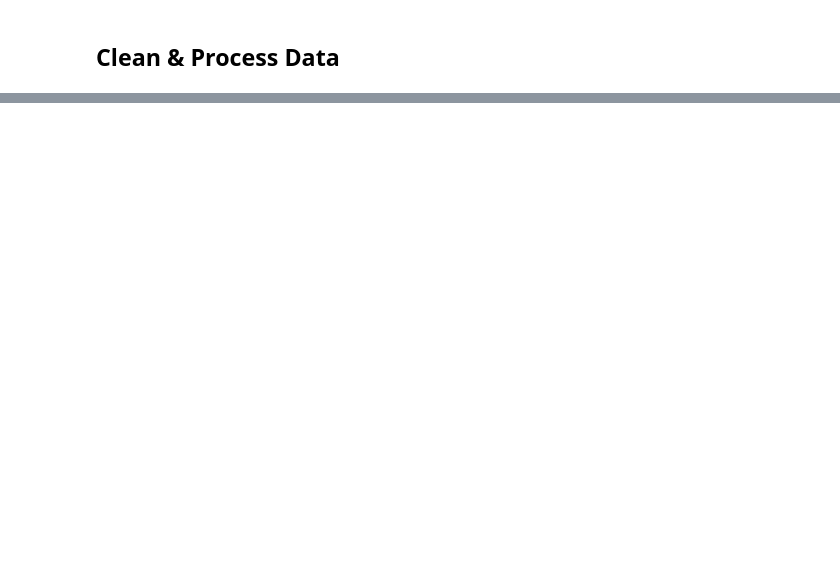
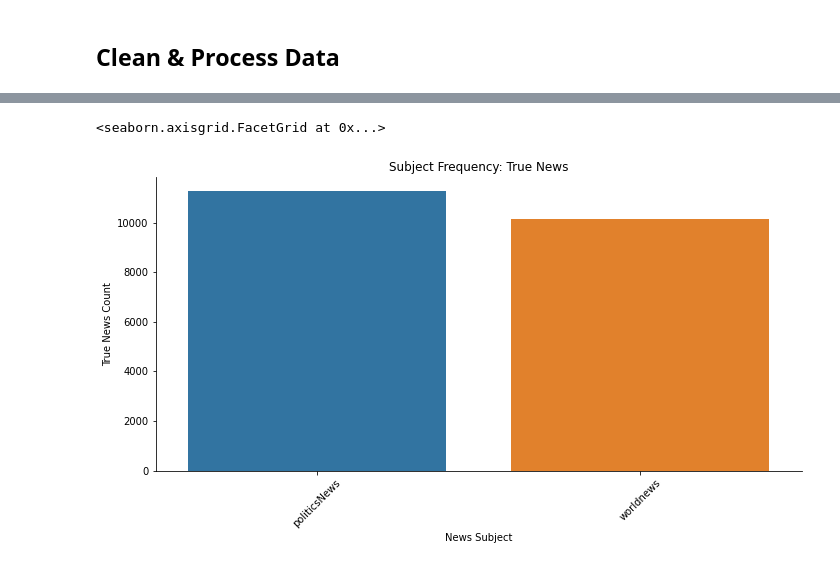
Before and after one commit to akikoiwamizu/w207-project, a Jupyter notebook: baseline_submission.ipynb, the cells around one changed output, grey strips where cells are left out. Saved outputs shown, nothing was run; the diff lists cells and outputs as text; code cells hidden in the pictures; blank space fills up the shorter version.

```diff
--- a/baseline_submission.ipynb
+++ b/baseline_submission.ipynb
@@ -45,0 +34,5 @@ ls: cannot access 'content/drive': No such file or directory
+# %%
+# Read in true news data file.
+true_zip = zipfile.ZipFile("input/fake-and-real-news-dataset/True.csv.zip")
+true = pd.read_csv(true_zip.open("True.csv"))
+true.head()
@@ -45,0 +53,5 @@ ls: cannot access 'content/drive': No such file or directory
+# %%
+# Create label columns for the true news data set.
+true["label"] = "true"
+true["label_bin"] = 1
+true.shape
@@ -51,0 +269,8 @@ ls: cannot access 'content/drive': No such file or directory
+# %%
+# Histogram looking at the frequency of true news subjects.
+g = sns.catplot(data=true, x="subject", col="label_bin", kind="count", aspect=2)
+g.set(xlabel="News Subject", ylabel="True News Count", title="Subject Frequency: True News")
+g.set_xticklabels(rotation=45)
+# %% [output]
+<seaborn.axisgrid.FacetGrid at 0x...>
+[figure, added]
```
Also changed, not shown: parts of 36 cells of this notebook.
